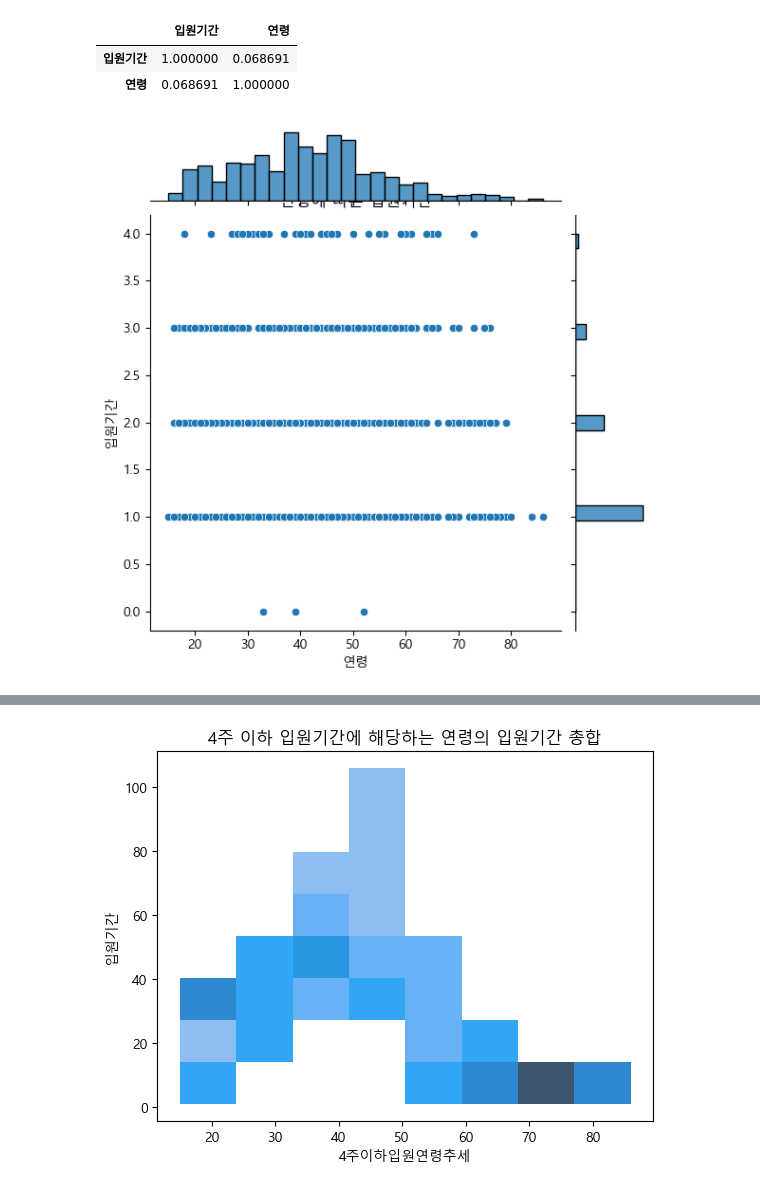
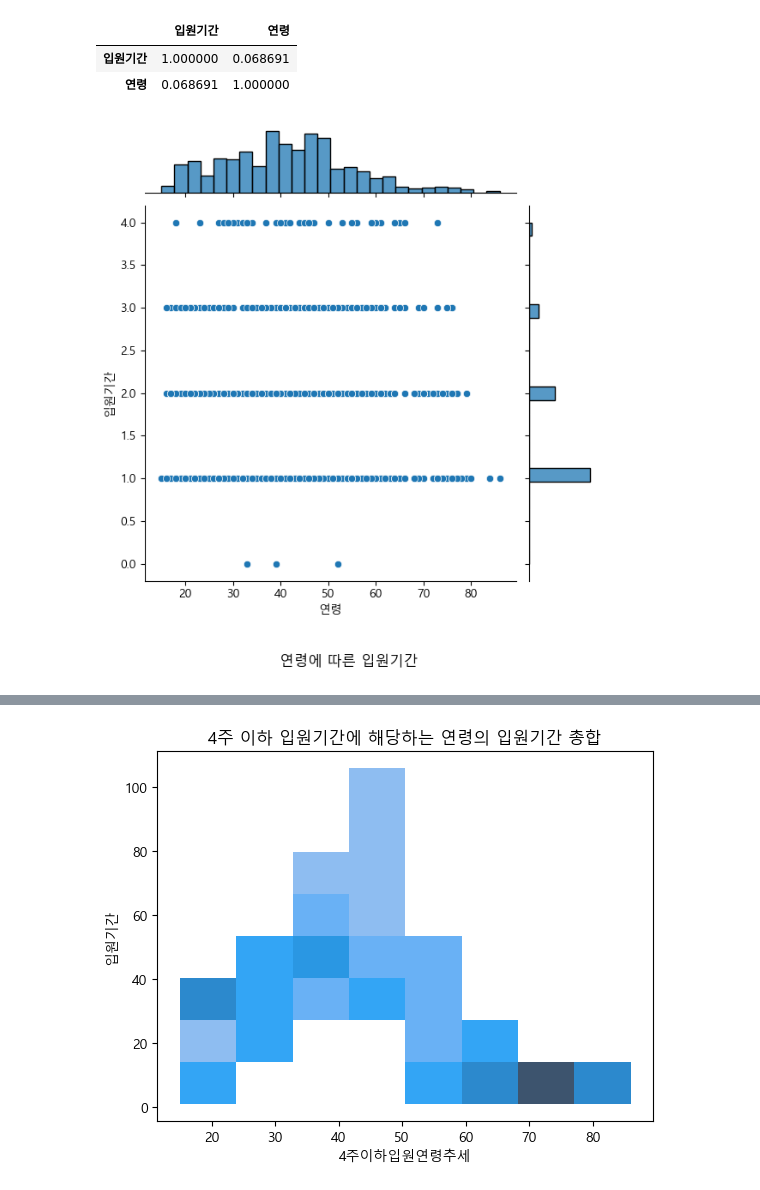
Before and after one commit to KKKKKIKKKK/toy_data_analysiss, a Jupyter notebook: codes/EDA/RecurrenceOfSurgery_EDA_SA.ipynb, the cells around one changed output, grey strips where cells are left out. Drawn from its saved outputs; the diff is of its cells as text; code cells hidden in the pictures.

```diff
--- a/codes/EDA/RecurrenceOfSurgery_EDA_SA.ipynb
+++ b/codes/EDA/RecurrenceOfSurgery_EDA_SA.ipynb
@@ -71,10 +71,10 @@ df_ROSF_in[['입원기간', '연령']].corr()
 | 연령 | 0.068691 | 1.000000 |
 # %%
 sns.jointplot(data=df_ROSF_in, x='연령', y='입원기간',)
-plt.title('연령에 따른 입원기간')
+plt.suptitle('연령에 따른 입원기간', y=-0.05)
 plt.show()
 # %% [output]
-[figure, old version]
+[figure, new version]
 # %%
 df_ROSF_in_pivot = pd.pivot_table(data=df_ROSF_in, index='연령',  aggfunc=len)
 df_ROSF_in_pivot['4주이하입원연령추세']=df_ROSF_in_pivot.index
```
Also changed, not shown: parts of 7 cells of this notebook.
